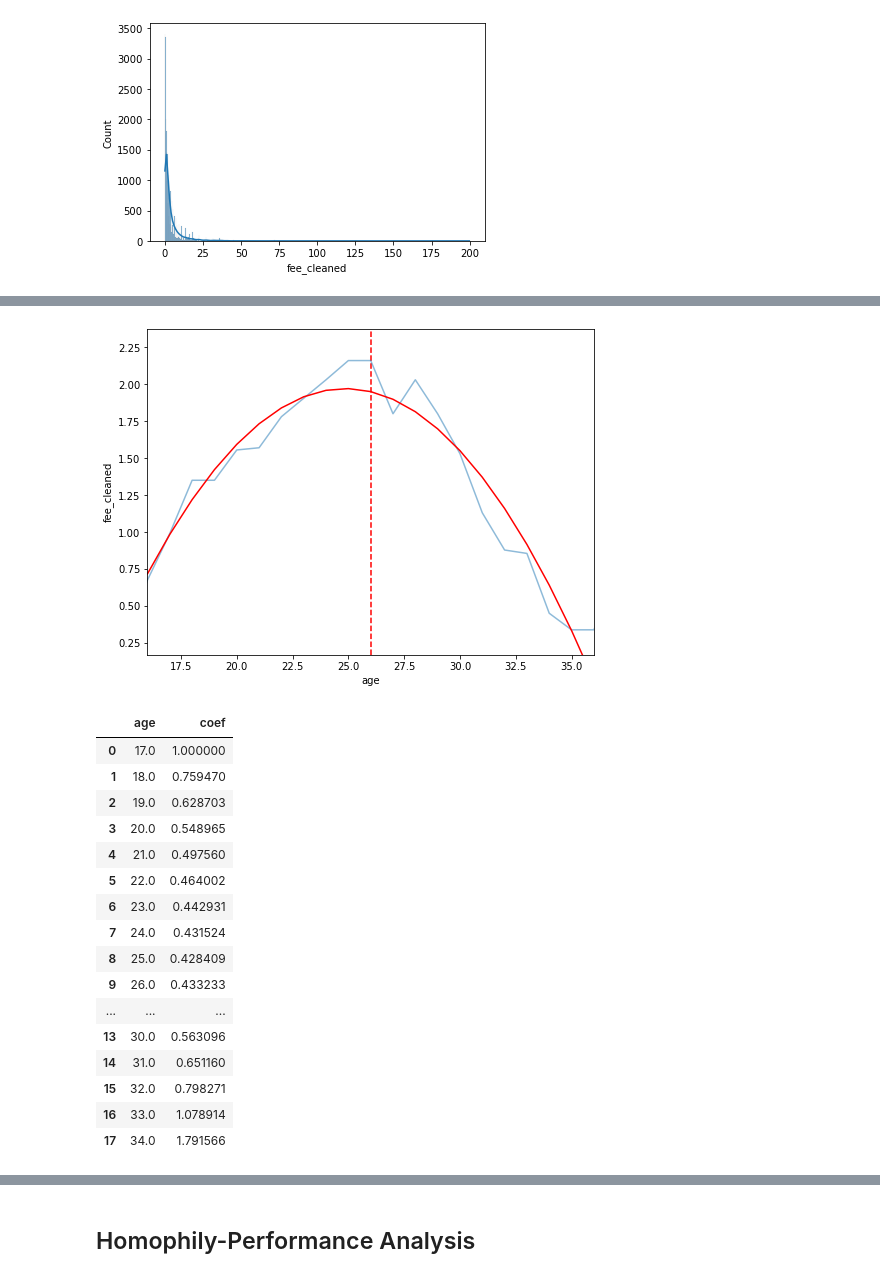
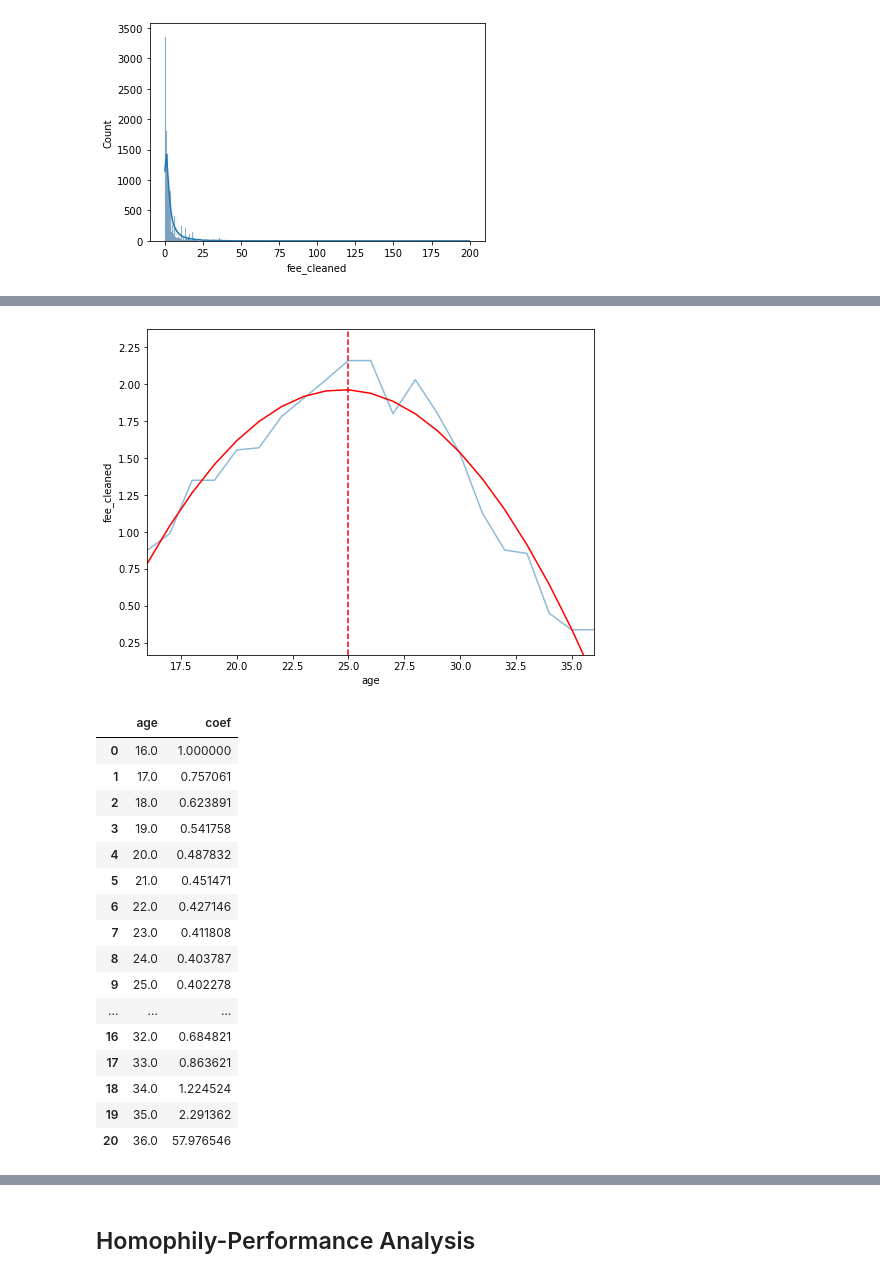
Before and after one commit to willit031794/net-analytics-ftp, a Jupyter notebook: scripts/analysis.ipynb, the cells around one changed output, grey strips where cells are left out. Cells and saved outputs as stored; diff of their text form; code cells hidden in the pictures.

```diff
--- a/scripts/analysis.ipynb
+++ b/scripts/analysis.ipynb
@@ -88,7 +88,8 @@ sns.histplot(fee_age['fee_cleaned'], kde = True)
 [figure]
 # %%
 # descriptive statistics
-desc_stat = fee_age.groupby('age')['fee_cleaned'].agg(['mean', 'median', 'std', 'min', 'max', 'count'])
+desc_stat = fee_age.groupby('age')['fee_cleaned']\
+                   .agg(['mean', 'median', 'std', 'min', 'max', 'count'])
 # remove group with small number of observations
 desc_stat = desc_stat[desc_stat['count'] > 30]
 # %%
@@ -117,35 +118,35 @@ desc_stat
 # visualize
 fig, ax = plt.subplots(figsize = (8, 6))
 
 sns.lineplot(data = fee_age, x = 'age', y = 'fee_cleaned', estimator= np.median, ci = None, alpha = 0.5)
 
 xlim = (desc_stat.index[0], desc_stat.index[-1])
 ylim = (min(desc_stat['median']*0.5), max(desc_stat['median'])*1.1)
 
 # fit polynomial to smoothen the trend (for adjustment coefficient)
 x = list(desc_stat['median'].index)
 y = list(desc_stat['median'])
 
 # smoothen the liner
 fit = np.polyfit(x, y, deg = 2)
 poly1d = np.poly1d(fit)
 
 # add adjustment line
 plt.plot(x, poly1d(x), '-', c = 'red')
 
 # get the turning point (slope < 0)
-idx = [idx for idx,val in enumerate(np.diff(poly1d(x))) if val < 0][0 + 1]
+idx = [idx for idx,val in enumerate(np.diff(poly1d(x))) if val < 0][0]
 
 # add vertical line at the turning point
 plt.vlines(x = x[idx], ymin = ylim[0], ymax = ylim[1],
            colors = 'red', linestyles = 'dashed')
 
 ax.set_xlim(xlim)
 ax.set_ylim(ylim)
 
 plt.show()
 # %% [output]
-[figure, old version]
+[figure, new version]
 # %%
 # develop adjustment coefficient
 fitted_value = poly1d(x)
@@ -159,22 +160,22 @@ temp_df = pd.DataFrame(data = {'age': desc_stat['median'].index,
 temp_df
 # %% [output]
 |  | age | coef |
-| 0 | 17.0 | 1.000000 |
-| 1 | 18.0 | 0.759470 |
-| 2 | 19.0 | 0.628703 |
-| 3 | 20.0 | 0.548965 |
-| 4 | 21.0 | 0.497560 |
-| 5 | 22.0 | 0.464002 |
-| 6 | 23.0 | 0.442931 |
-| 7 | 24.0 | 0.431524 |
-| 8 | 25.0 | 0.428409 |
-| 9 | 26.0 | 0.433233 |
+| 0 | 16.0 | 1.000000 |
+| 1 | 17.0 | 0.757061 |
+| 2 | 18.0 | 0.623891 |
+| 3 | 19.0 | 0.541758 |
+| 4 | 20.0 | 0.487832 |
+| 5 | 21.0 | 0.451471 |
+| 6 | 22.0 | 0.427146 |
+| 7 | 23.0 | 0.411808 |
+| 8 | 24.0 | 0.403787 |
+| 9 | 25.0 | 0.402278 |
 | ... | ... | ... |
-| 13 | 30.0 | 0.563096 |
-| 14 | 31.0 | 0.651160 |
-| 15 | 32.0 | 0.798271 |
-| 16 | 33.0 | 1.078914 |
-| 17 | 34.0 | 1.791566 |
+| 16 | 32.0 | 0.684821 |
+| 17 | 33.0 | 0.863621 |
+| 18 | 34.0 | 1.224524 |
+| 19 | 35.0 | 2.291362 |
+| 20 | 36.0 | 57.976546 |
 # %%
 # extend age range to cover the data using lower-upper bound coefficient
 age_df = pd.DataFrame(data = {'age': sorted(fee_age['age'].unique())})
```
Also changed, not shown: parts of 33 cells of this notebook, 4 other files.
